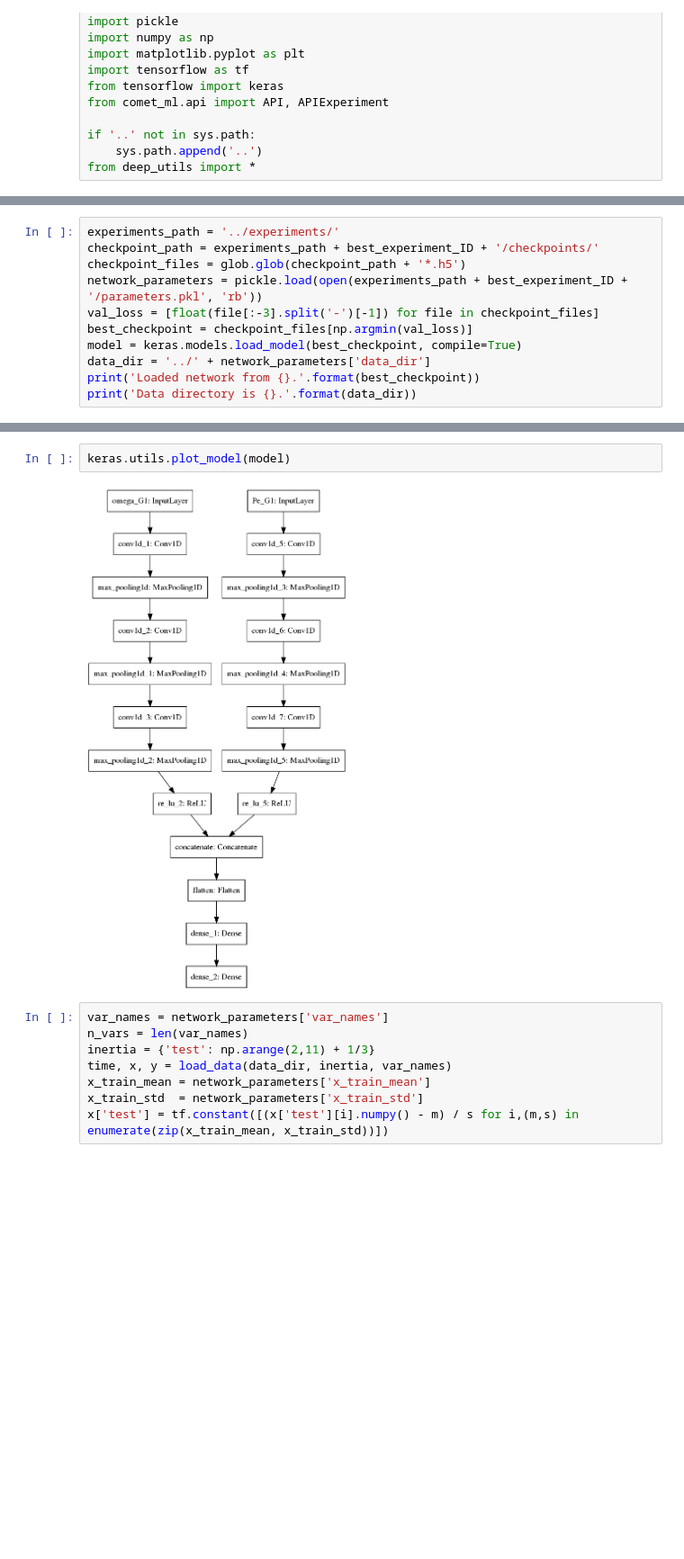
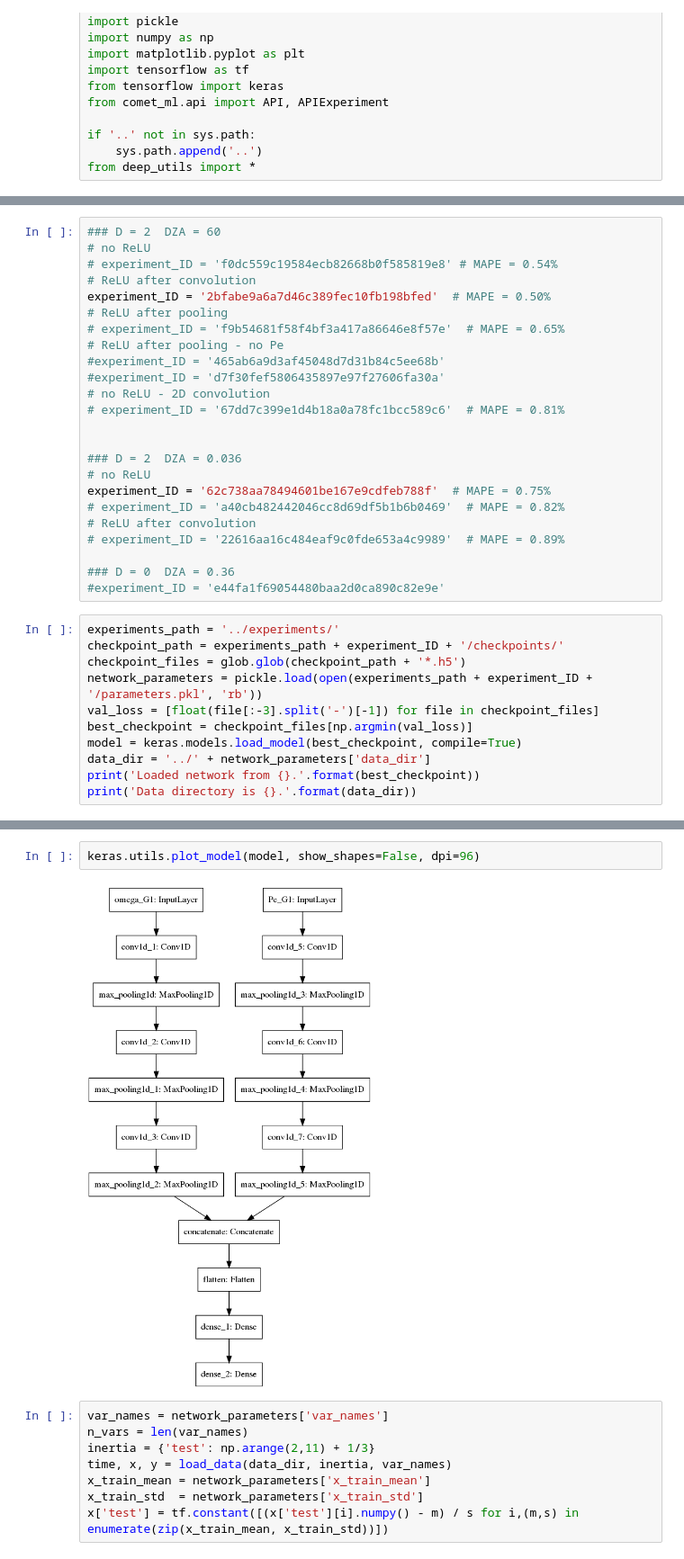
Before and after one commit to danielelinaro/inertia, a Jupyter notebook: notebooks/Layer_outputs.ipynb, the cells around one changed output, grey strips where cells are left out. Shown at 90% size. Drawn from its saved outputs; the diff is of its cells as text; blank space fills up the shorter version.

Commit message:
Improved code to train network and modified several notebooks

```diff
--- a/notebooks/Layer_outputs.ipynb
+++ b/notebooks/Layer_outputs.ipynb
@@ -41,8 +53,32 @@ The best experiment is f0dc559c1 (MAPE = 0.54%).
+# %%
+### D = 2  DZA = 60
+# no ReLU
+# experiment_ID = 'f0dc559c19584ecb82668b0f585819e8' # MAPE = 0.54%
+# ReLU after convolution
+experiment_ID = '2bfabe9a6a7d46c389fec10fb198bfed'  # MAPE = 0.50%
+# ReLU after pooling
+# experiment_ID = 'f9b54681f58f4bf3a417a86646e8f57e'  # MAPE = 0.65%
+# ReLU after pooling - no Pe
+#experiment_ID = '465ab6a9d3af45048d7d31b84c5ee68b'
+#experiment_ID = 'd7f30fef5806435897e97f27606fa30a'
+# no ReLU - 2D convolution
+# experiment_ID = '67dd7c399e1d4b18a0a78fc1bcc589c6'  # MAPE = 0.81%
+
+
+### D = 2  DZA = 0.036
+# no ReLU
+experiment_ID = '62c738aa78494601be167e9cdfeb788f'  # MAPE = 0.75%
+# experiment_ID = 'a40cb482442046cc8d69df5b1b6b0469'  # MAPE = 0.82%
+# ReLU after convolution
+# experiment_ID = '22616aa16c484eaf9c0fde653a4c9989'  # MAPE = 0.89%
+
+### D = 0  DZA = 0.36
+#experiment_ID = 'e44fa1f69054480baa2d0ca890c82e9e'
 # %%
 experiments_path = '../experiments/'
-checkpoint_path = experiments_path + best_experiment_ID + '/checkpoints/'
+checkpoint_path = experiments_path + experiment_ID + '/checkpoints/'
 checkpoint_files = glob.glob(checkpoint_path + '*.h5')
-network_parameters = pickle.load(open(experiments_path + best_experiment_ID + '/parameters.pkl', 'rb'))
+network_parameters = pickle.load(open(experiments_path + experiment_ID + '/parameters.pkl', 'rb'))
 val_loss = [float(file[:-3].split('-')[-1]) for file in checkpoint_files]
 best_checkpoint = checkpoint_files[np.argmin(val_loss)]
 model = keras.models.load_model(best_checkpoint, compile=True)
@@ -55,7 +91,7 @@ Data directory is ../data/IEEE14_D=2_DZA=60.0.
 # %%
-keras.utils.plot_model(model)
+keras.utils.plot_model(model, show_shapes=False, dpi=96)
 # %% [output]
-[figure, old version]
+[figure, new version]
 # %%
 var_names = network_parameters['var_names']
 n_vars = len(var_names)
```
Also changed, not shown: parts of 7 cells of this notebook, 8 other files.
